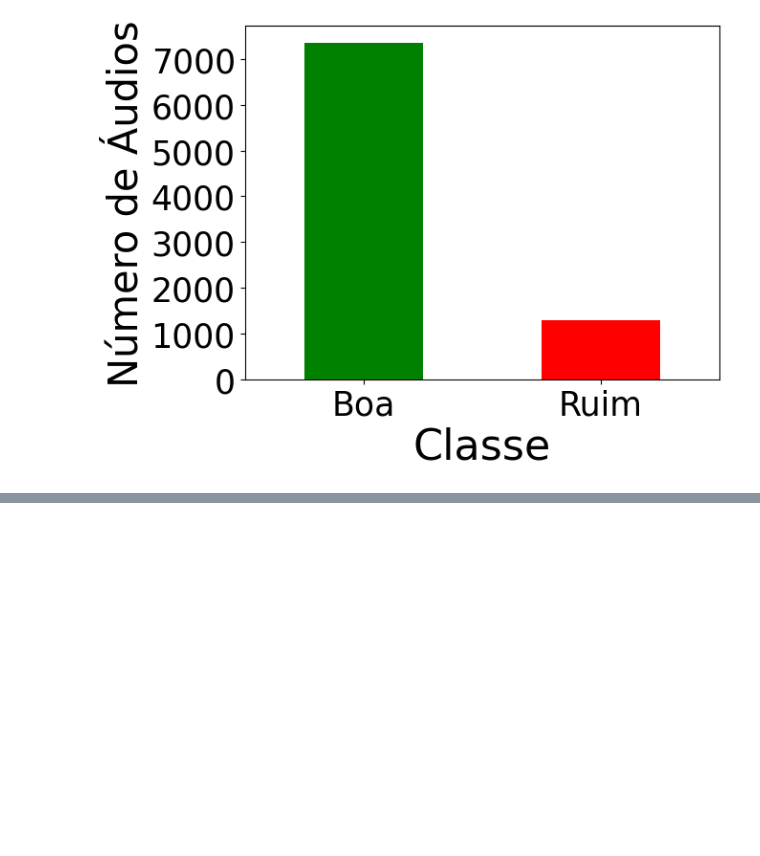
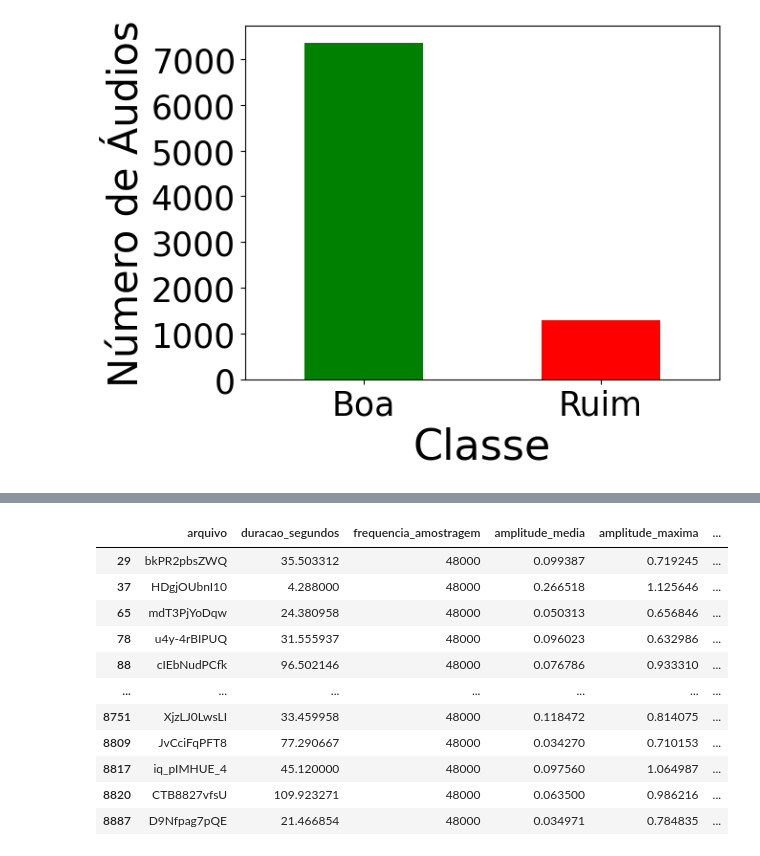
Before and after one commit to estermariaa/lei_felca, a Jupyter notebook: notebooks/22_audio_clustering.ipynb, the cells around one changed output, grey strips where cells are left out. Saved outputs shown, nothing was run; the diff lists cells and outputs as text; code cells hidden in the pictures; blank space fills up the shorter version.

```diff
--- a/notebooks/22_audio_clustering.ipynb
+++ b/notebooks/22_audio_clustering.ipynb
@@ -1097,0 +1074,75 @@ ids_boas_transcricoes.to_csv("../filtrated_data_log/ids_transcricoes_boas.csv",
+# %%
+amostras_avaliadas = set(df_classificacao['arquivo'].tolist())
+print(amostras_avaliadas)
+
+# pegar apenas ids com transcrições válidas
+mask_texto_valido = df_transcricoes['text'].astype(str).str.strip() != ""
+ids_com_texto = df_transcricoes[mask_texto_valido].index.tolist()
+
+df_candidatos = df_limpo[
+    (~df_limpo['arquivo'].isin(amostras_avaliadas)) &
+    (df_limpo['arquivo'].isin(ids_com_texto)) &
+    (df_limpo['duracao_segundos'] <= 120)
+]
+
+# recalcula proporcao dos clusters
+counts_clusters = df_limpo['cluster'].value_counts().sort_index()
+
+cluster_data_new = {str(cluster_id): count for cluster_id, count in counts_clusters.items()}
+df_clusters_new = pd.DataFrame(list(cluster_data_new.items()), columns=['Cluster', 'Points'])
+
+total_points = df_clusters_new['Points'].sum()
+sample_size_new = 391
+
+df_clusters_new['Proportion'] = df_clusters_new['Points'] / total_points
+df_clusters_new['Sampled_Audios_Raw'] = df_clusters_new['Proportion'] * sample_size_new
+df_clusters_new['Sampled_Audios'] = df_clusters_new['Sampled_Audios_Raw'].round().astype(int)
+
+current_sum = df_clusters_new['Sampled_Audios'].sum()
+difference = sample_size_new - current_sum
+
+if difference != 0:
+    df_clusters_new['Fractional_Part'] = df_clusters_new['Sampled_Audios_Raw'] - df_clusters_new['Sampled_Audios']
+    if difference > 0:
+        clusters_to_adjust = df_clusters_new.nlargest(difference, 'Fractional_Part')
+        df_clusters_new.loc[clusters_to_adjust.index, 'Sampled_Audios'] += 1
+    else:
+        clusters_to_adjust = df_clusters_new.nsmallest(abs(difference), 'Fractional_Part')
+        df_clusters_new.loc[clusters_to_adjust.index, 'Sampled_Audios'] -= 1
+
+# Nova amostra
+novas_amostras = {}
+clusters_com_poucos_videos_new = []
+
+for i in range(len(df_clusters_new)):
+    tam_amostra = int(df_clusters_new["Sampled_Audios"].iloc[i])
+
+    aux = df_candidatos[df_candidatos['cluster'] == i]
+    qtd_disponivel = len(aux)
+
+    if tam_amostra > 0 and qtd_disponivel > 0:
+        amostra_i = aux.sample(n=min(tam_amostra, qtd_disponivel), random_state=42)
+        novas_amostras[i] = amostra_i['arquivo'].to_list()
+
+        if qtd_disponivel < tam_amostra:
+            clusters_com_poucos_videos_new.append((i, qtd_disponivel, tam_amostra))
+    elif tam_amostra > 0:
+        clusters_com_poucos_videos_new.append((i, 0, tam_amostra))
+
+if clusters_com_poucos_videos_new:
+    print("Atenção - Clusters com vídeos insuficientes:")
+    for cluster_id, qtd_encontrada, qtd_esperada in clusters_com_poucos_videos_new:
+        print(f"Cluster {cluster_id}: {qtd_encontrada} disponíveis, {qtd_esperada} esperados")
+else:
+    print("Todos os clusters têm vídeos suficientes para a nova amostragem.")
+
+# Agrupar os IDs sel e visualizar
+novos_ids = []
+for i, ids in novas_amostras.items():
+    novos_ids.extend(ids)
+
+df_novas_300 = df_limpo[df_limpo['arquivo'].isin(novos_ids)].copy()
+
+print(f"\nTotal de novas amostras extraídas: {len(df_novas_300)}")
+display(df_novas_300)
+# %% [output]
@@ -1097,0 +1167,12 @@ ids_boas_transcricoes.to_csv("../filtrated_data_log/ids_transcricoes_boas.csv",
+|  | arquivo | duracao_segundos | frequencia_amostragem | amplitude_media | amplitude_maxima | ... |
+| 29 | bkPR2pbsZWQ | 35.503312 | 48000 | 0.099387 | 0.719245 | ... |
+| 37 | HDgjOUbnI10 | 4.288000 | 48000 | 0.266518 | 1.125646 | ... |
+| 65 | mdT3PjYoDqw | 24.380958 | 48000 | 0.050313 | 0.656846 | ... |
+| 78 | u4y-4rBIPUQ | 31.555937 | 48000 | 0.096023 | 0.632986 | ... |
+| 88 | cIEbNudPCfk | 96.502146 | 48000 | 0.076786 | 0.933310 | ... |
+| ... | ... | ... | ... | ... | ... | ... |
+| 8751 | XjzLJ0LwsLI | 33.459958 | 48000 | 0.118472 | 0.814075 | ... |
+| 8809 | JvCciFqPFT8 | 77.290667 | 48000 | 0.034270 | 0.710153 | ... |
+| 8817 | iq_pIMHUE_4 | 45.120000 | 48000 | 0.097560 | 1.064987 | ... |
+| 8820 | CTB8827vfsU | 109.923271 | 48000 | 0.063500 | 0.986216 | ... |
+| 8887 | D9Nfpag7pQE | 21.466854 | 48000 | 0.034971 | 0.784835 | ... |
```
Also changed, not shown: parts of 10 cells of this notebook.
